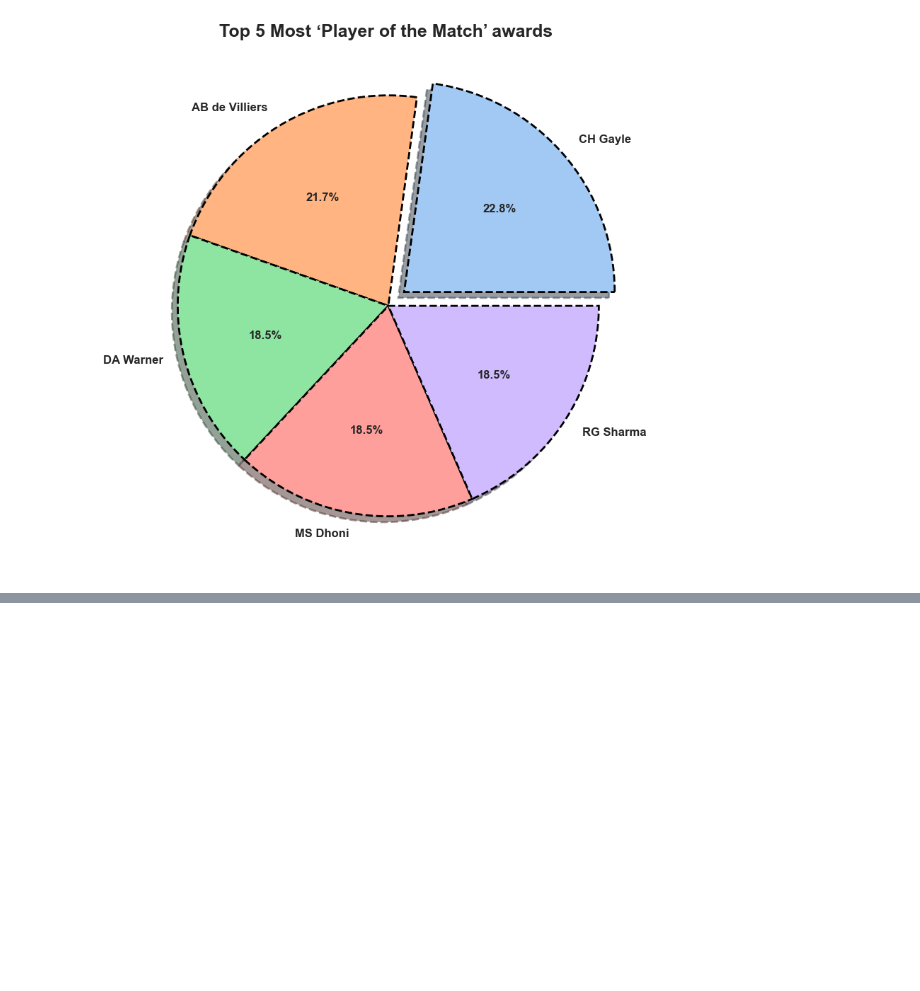
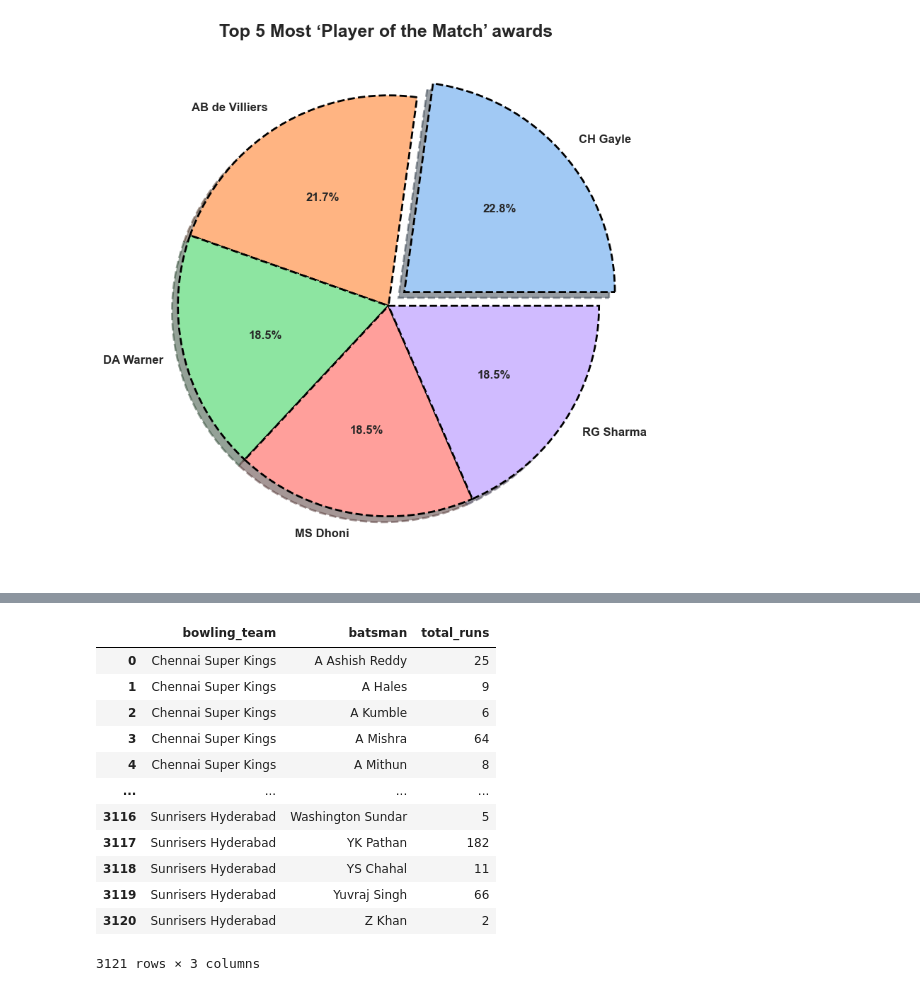
Before and after one commit to riteshnain2003/IPL-Data-Analysis, a Jupyter notebook: IPL-DATA-ANALYSIS/player_insights/player_insights.ipynb, the cells around one changed output, grey strips where cells are left out. Cells and saved outputs as stored; diff of their text form; code cells hidden in the pictures; blank space fills up the shorter version.

```diff
--- a/IPL-DATA-ANALYSIS/player_insights/player_insights.ipynb
+++ b/IPL-DATA-ANALYSIS/player_insights/player_insights.ipynb
@@ -515,0 +518,2 @@ plt.show()
+# %%
+batsmen=pd.read_csv(r"R:\projects\IPL-DATA-ANALYSIS\Data\deliveries.csv",usecols=["batsman","bowling_team","batsman_runs"])
@@ -515,0 +529,17 @@ plt.show()
+# %%
+batsmen=batsmen.groupby(["bowling_team","batsman"])["batsman_runs"].count().reset_index(name='total_runs')
+batsmen
+# %% [output]
+|  | bowling_team | batsman | total_runs |
+| 0 | Chennai Super Kings | A Ashish Reddy | 25 |
+| 1 | Chennai Super Kings | A Hales | 9 |
+| 2 | Chennai Super Kings | A Kumble | 6 |
+| 3 | Chennai Super Kings | A Mishra | 64 |
+| 4 | Chennai Super Kings | A Mithun | 8 |
+| ... | ... | ... | ... |
+| 3116 | Sunrisers Hyderabad | Washington Sundar | 5 |
+| 3117 | Sunrisers Hyderabad | YK Pathan | 182 |
+| 3118 | Sunrisers Hyderabad | YS Chahal | 11 |
+| 3119 | Sunrisers Hyderabad | Yuvraj Singh | 66 |
+| 3120 | Sunrisers Hyderabad | Z Khan | 2 |
+3121 rows × 3 columns
```
Also changed, not shown: parts of 14 cells of this notebook, 12 other files.
